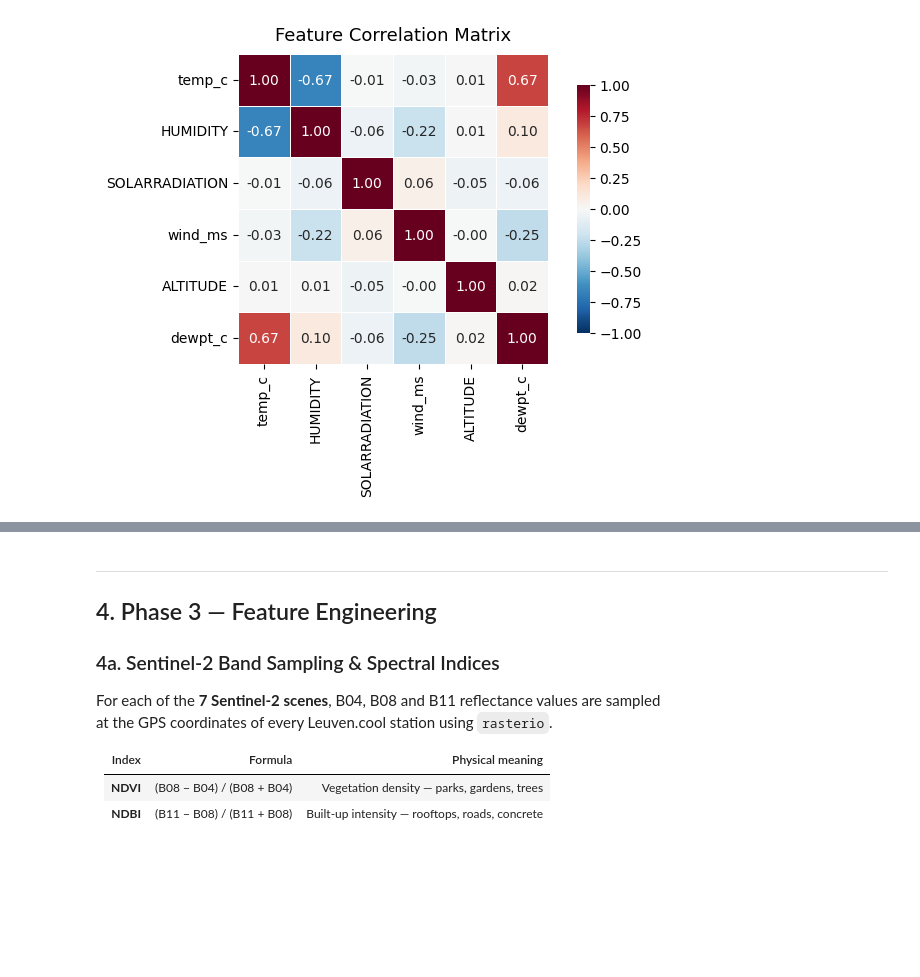
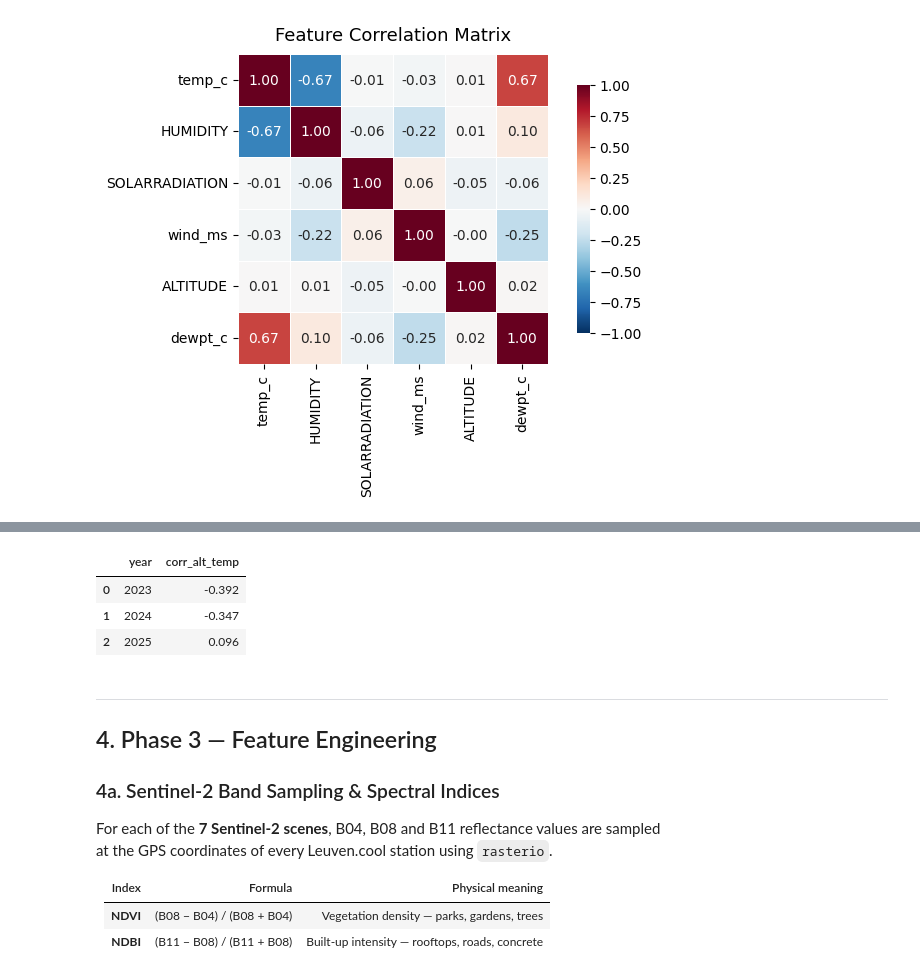
Before and after one commit to mylenearadaniucll2024/urban-heat-ai-leuven, a Jupyter notebook: notebooks/leuven_urban_heat_ai(6).ipynb, the cells around one changed output, grey strips where cells are left out. Saved outputs shown, nothing was run; the diff lists cells and outputs as text; code cells hidden in the pictures; blank space fills up the shorter version.

```diff
--- a/notebooks/leuven_urban_heat_ai(6).ipynb
+++ b/notebooks/leuven_urban_heat_ai(6).ipynb
@@ -369,6 +570,20 @@ fig_alt = px.scatter(
     template='plotly_white', height=380
 )
 fig_alt.show()
+# %%
+alt_corr = (
+    stn_agg.groupby('year')
+           .apply(lambda x: x['ALTITUDE'].corr(x['mean_temp_c']))
+           .round(3)
+           .reset_index(name='corr_alt_temp')
+)
+
+alt_corr
+# %% [output]
+|  | year | corr_alt_temp |
+| 0 | 2023 | -0.392 |
+| 1 | 2024 | -0.347 |
+| 2 | 2025 | 0.096 |
 # %% [markdown]
 ---
 ## 4. Phase 3 — Feature Engineering
```
Also changed, not shown: parts of 7 cells of this notebook.
